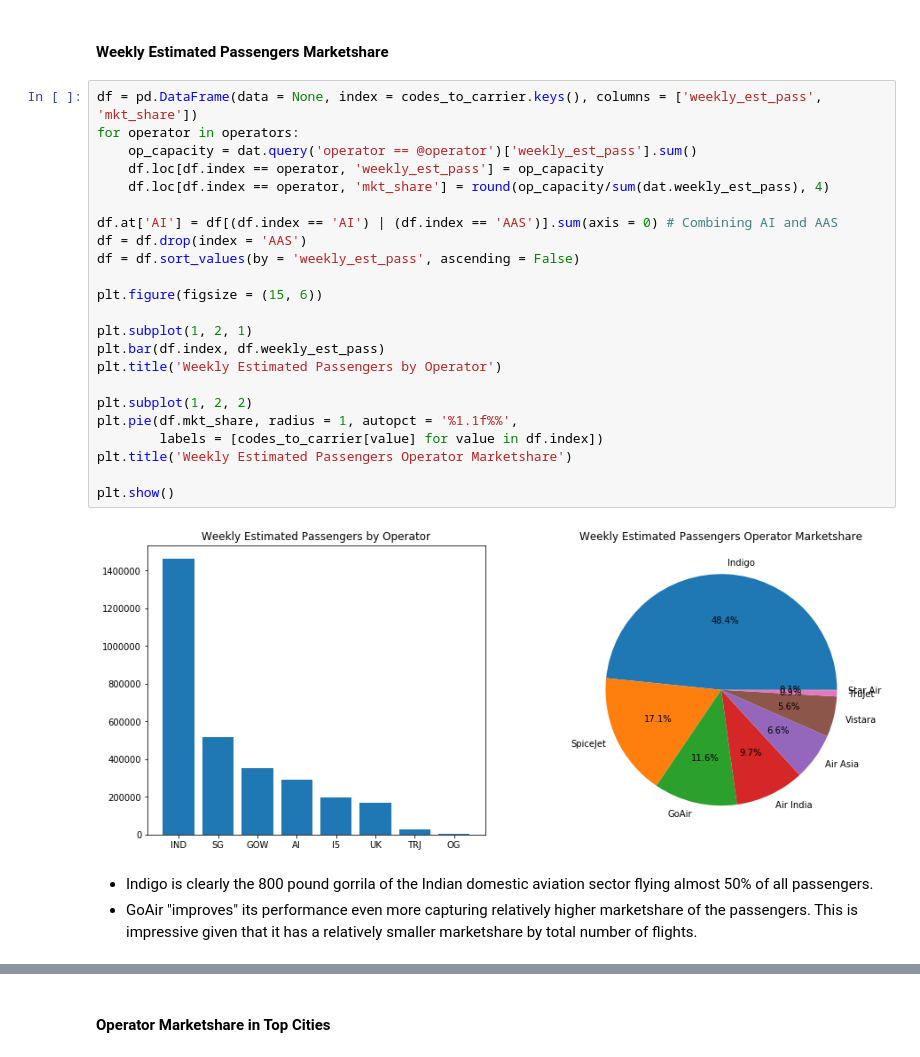
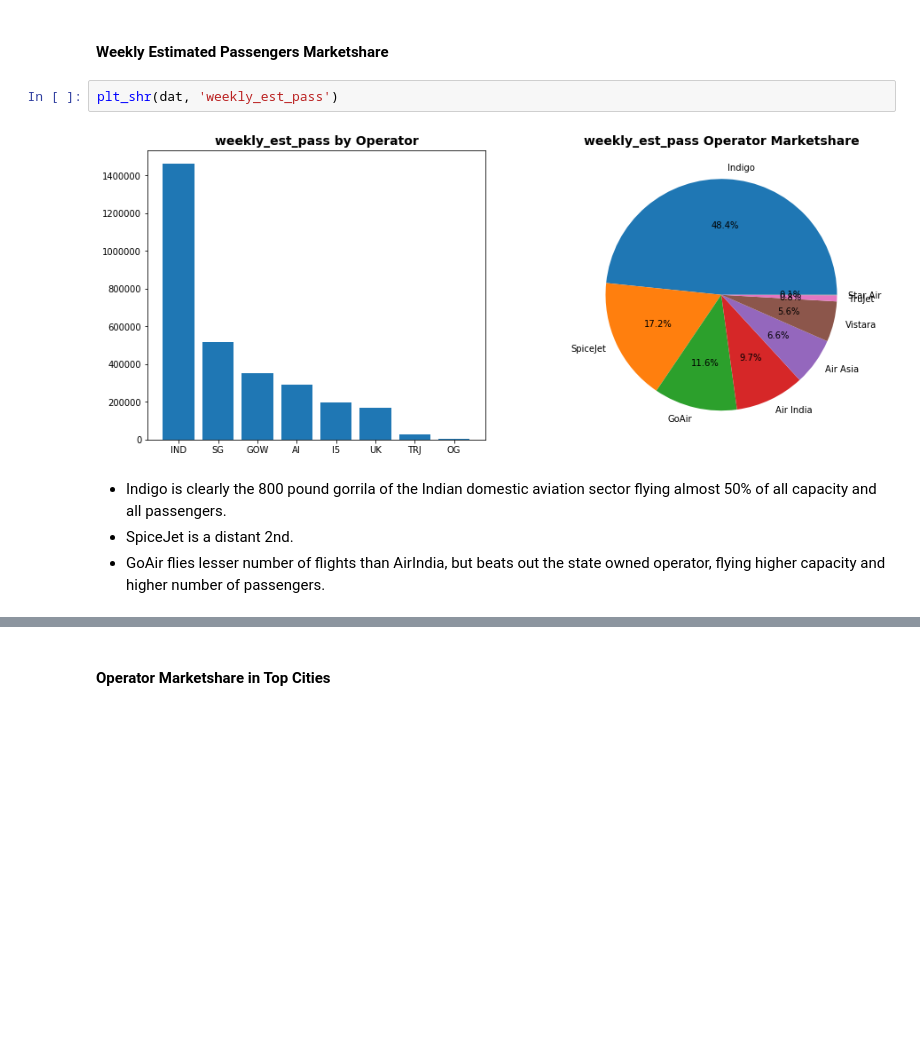
Before and after one commit to sanjeevgadre/Portfolio-Airport-Traffic, a Jupyter notebook: operator-movement-analysis.ipynb, the cells around one changed output, grey strips where cells are left out. Cells and saved outputs as stored; diff of their text form; blank space fills up the shorter version.

```diff
--- a/operator-movement-analysis.ipynb
+++ b/operator-movement-analysis.ipynb
@@ -106,32 +97,12 @@ plt.show()
 # %% [markdown]
 #### Weekly Estimated Passengers Marketshare
-# %%
-df = pd.DataFrame(data = None, index = codes_to_carrier.keys(), columns = ['weekly_est_pass', 'mkt_share'])
-for operator in operators:
-    op_capacity = dat.query('operator == @operator')['weekly_est_pass'].sum()
-    df.loc[df.index == operator, 'weekly_est_pass'] = op_capacity
-    df.loc[df.index == operator, 'mkt_share'] = round(op_capacity/sum(dat.weekly_est_pass), 4)
-
-df.at['AI'] = df[(df.index == 'AI') | (df.index == 'AAS')].sum(axis = 0) # Combining AI and AAS
-df = df.drop(index = 'AAS')
-df = df.sort_values(by = 'weekly_est_pass', ascending = False)
-
-plt.figure(figsize = (15, 6))
-
-plt.subplot(1, 2, 1)
-plt.bar(df.index, df.weekly_est_pass)
-plt.title('Weekly Estimated Passengers by Operator')
-
-plt.subplot(1, 2, 2)
-plt.pie(df.mkt_share, radius = 1, autopct = '%1.1f%%',
-        labels = [codes_to_carrier[value] for value in df.index])
-plt.title('Weekly Estimated Passengers Operator Marketshare')
-
-plt.show()
-# %% [output]
-[figure, removed]
+# %%
+plt_shr(dat, 'weekly_est_pass')
+# %% [output]
+[figure, added]
 # %% [markdown]
 <ul>
-    <li>Indigo is clearly the 800 pound gorrila of the Indian domestic aviation sector flying almost 50% of all passengers.
-    <li>GoAir "improves" its performance even more capturing relatively higher marketshare of the passengers. This is impressive given that it has a relatively smaller marketshare by total number of flights.
+    <li>Indigo is clearly the 800 pound gorrila of the Indian domestic aviation sector flying almost 50% of all capacity and all passengers.
+    <li>SpiceJet is a distant 2nd.
+    <li>GoAir flies lesser number of flights than AirIndia, but beats out the state owned operator, flying higher capacity and higher number of passengers.
 </ul>
```
Also changed, not shown: parts of 41 cells of this notebook.
